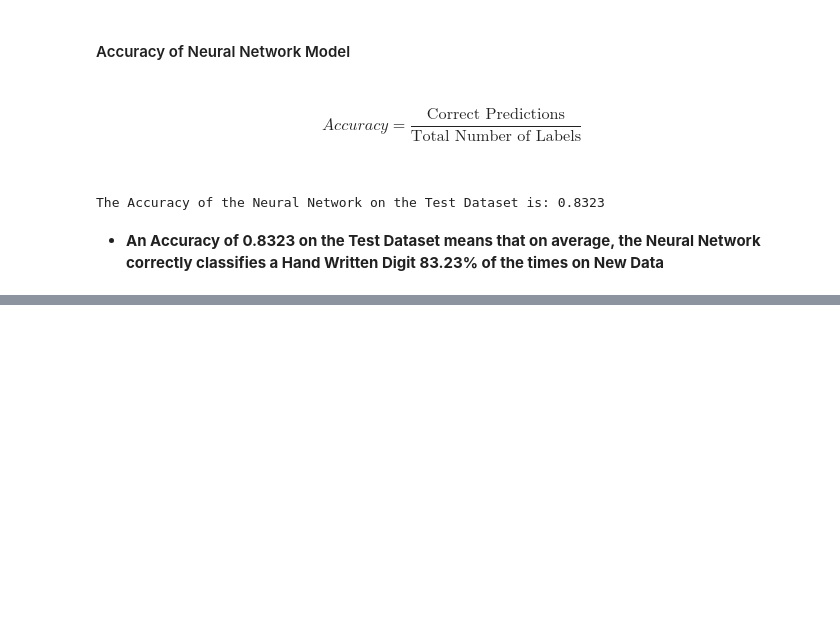
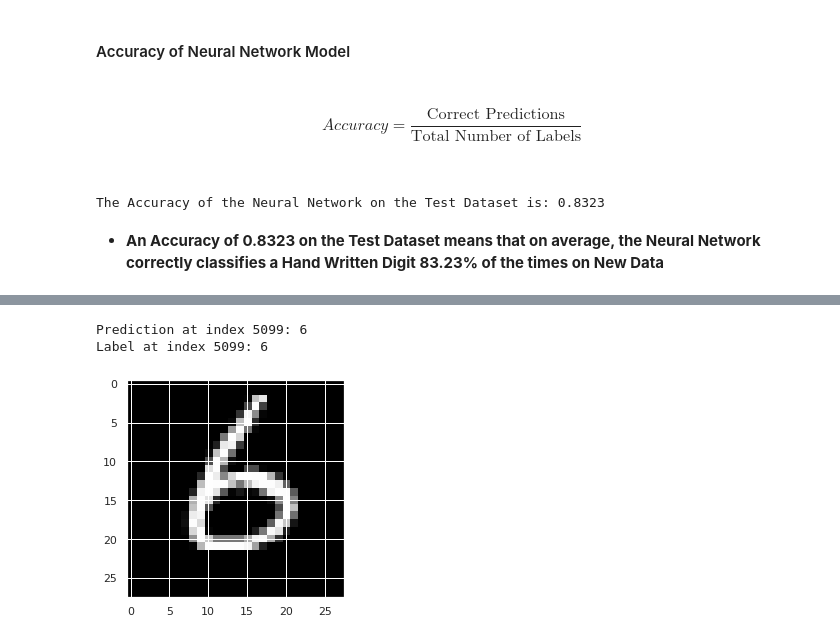
Before and after one commit to princeKike27/Digit-Recognizer, a Jupyter notebook: Digit_Recognizer.ipynb, the cells around one changed output, grey strips where cells are left out. Cells and saved outputs as stored; diff of their text form; code cells hidden in the pictures; blank space fills up the shorter version.

```diff
--- a/Digit_Recognizer.ipynb
+++ b/Digit_Recognizer.ipynb
@@ -1288,3 +1338,26 @@ The Accuracy of the Neural Network on the Test Dataset is: 0.8323
+# %%
+# prediction at index 5099
+prediction_5099 = predictions[5099]
+print(f'Prediction at index 5099: {prediction_5099}')
+
+# Label at index 5099
+label_5099 = Y_test[5099]
+print(f'Label at index 5099: {label_5099}', '\n')
+
+# image at index 5099
+X_test_5099 = X_test[5099]
+# each img is 28 x 28 pixels
+img_5099 = X_test_5099.reshape(28, 28)
+
+# show img
+plt.gray()
+plt.imshow(img_5099, interpolation='nearest')
+
+plt.show()
+# %% [output]
+Prediction at index 5099: 6
+Label at index 5099: 6
+[figure, added]
 # %% [markdown]
 ![green-divider](https://user-images.githubusercontent.com/7065401/52071924-c003ad80-2562-11e9-8297-1c6595f8a7ff.png)
 # %% [markdown]
```
Also changed, not shown: parts of 5 cells of this notebook.
